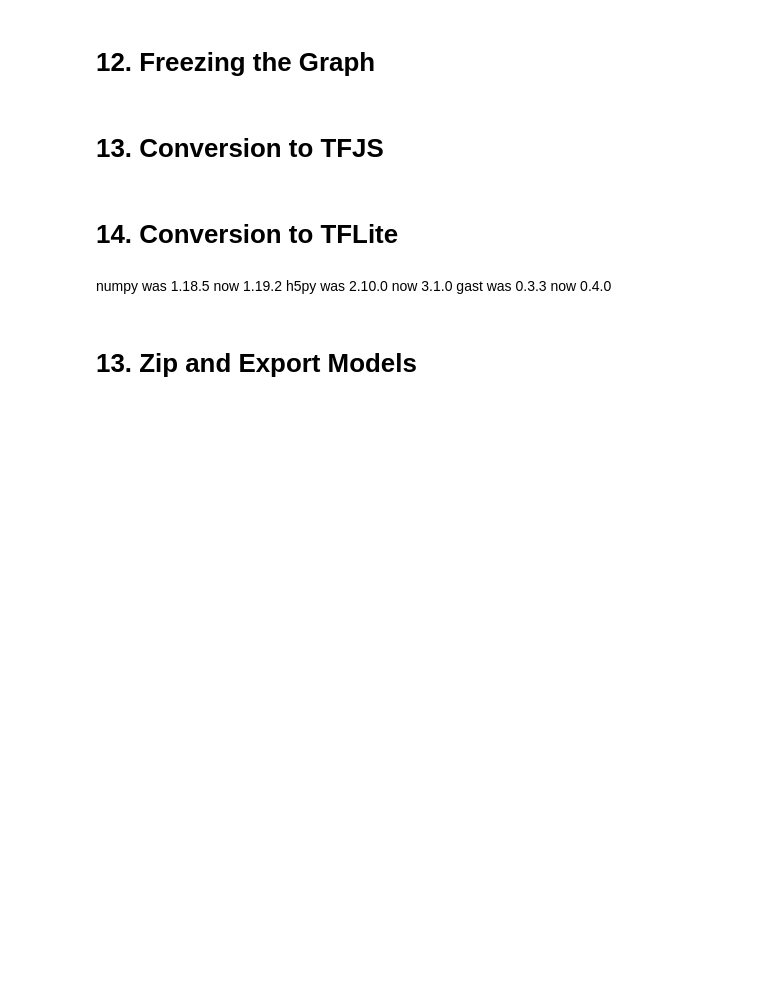
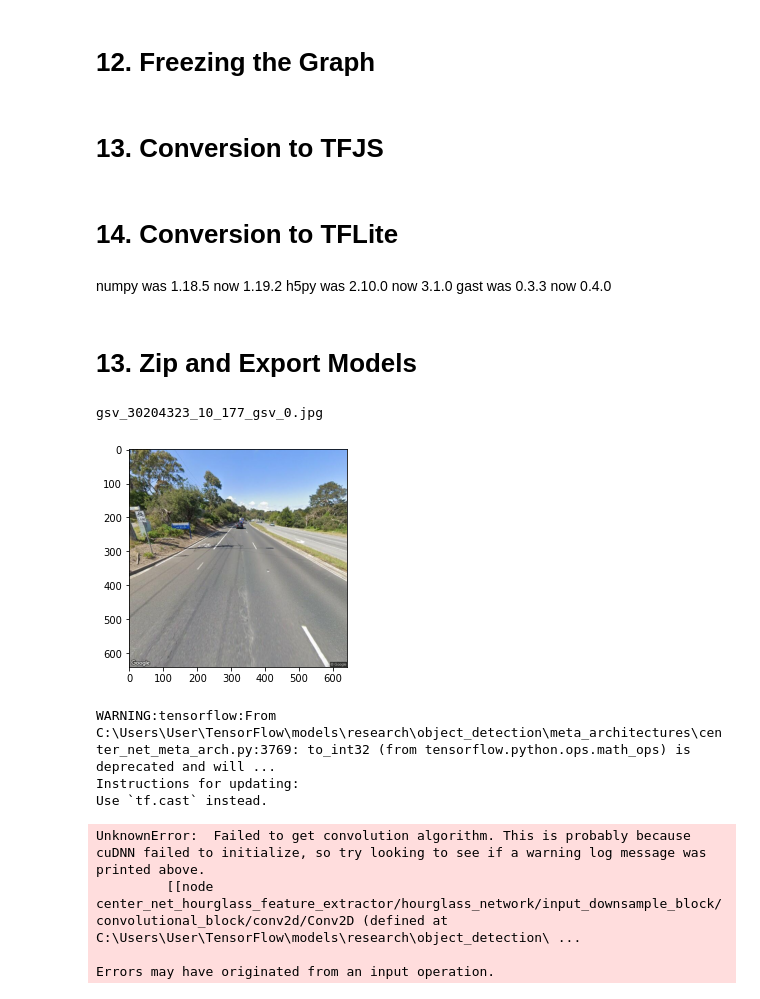
Before and after one commit to tylerrmit/minor_thesis, a Jupyter notebook: jupyter/setup.ipynb, the cells around one changed output. Saved outputs shown, nothing was run; the diff lists cells and outputs as text; code cells hidden in the pictures; blank space fills up the shorter version.

```diff
--- a/jupyter/setup.ipynb
+++ b/jupyter/setup.ipynb
@@ -394,0 +434,12 @@ gast was 0.3.3 now 0.4.0
+# %%
+apply_model('gsv_30204323_10_177_gsv_0.jpg', True)
+# %% [output]
+gsv_30204323_10_177_gsv_0.jpg
+[figure, added]
+WARNING:tensorflow:From C:\Users\User\TensorFlow\models\research\object_detection\meta_architectures\center_net_meta_arch.py:3769: to_int32 (from tensorflow.python.ops.math_ops) is deprecated and will ...
+Instructions for updating:
+Use `tf.cast` instead.
+UnknownError:  Failed to get convolution algorithm. This is probably because cuDNN failed to initialize, so try looking to see if a warning log message was printed above.
+         [[node center_net_hourglass_feature_extractor/hourglass_network/input_downsample_block/convolutional_block/conv2d/Conv2D (defined at C:\Users\User\TensorFlow\models\research\object_detection\ ...
+
+Errors may have originated from an input operation.
```
Also changed, not shown: parts of 4 cells of this notebook, 1 other file.
